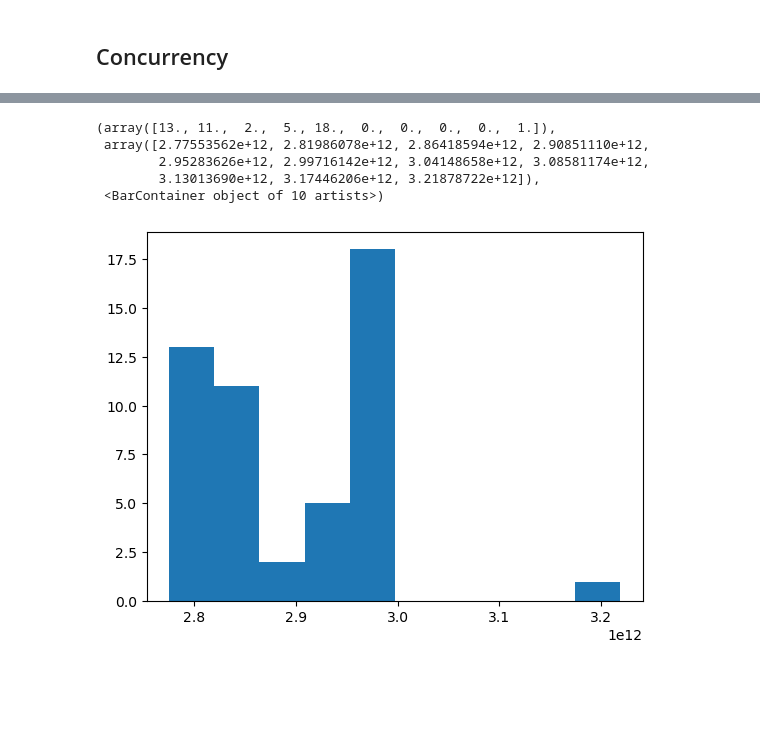
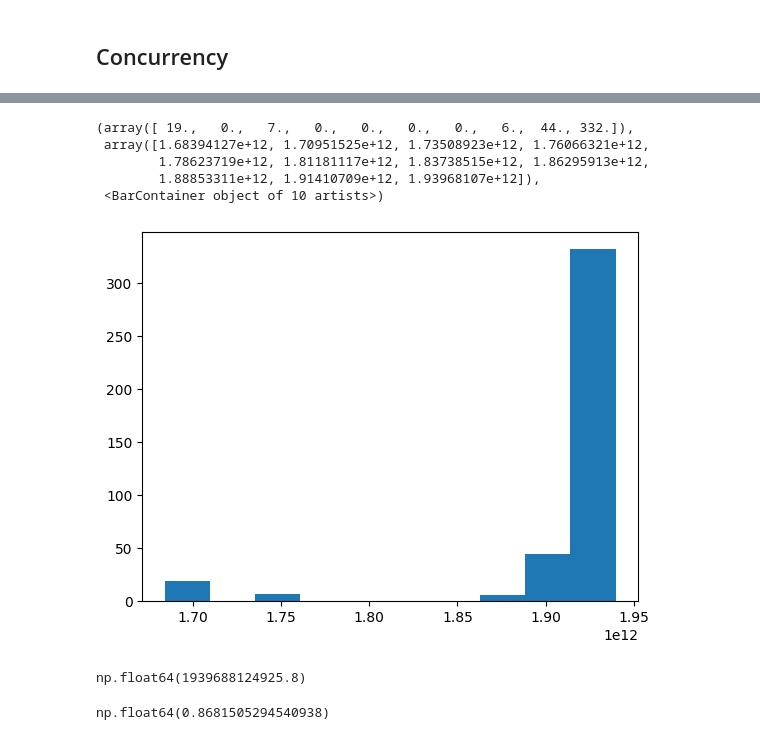
Before and after one commit to willirath/ship_routing, a Jupyter notebook: doc/examples/ship_routing_example_genetic.ipynb, the cells around one changed output, grey strips where cells are left out. Drawn from its saved outputs; the diff is of its cells as text; code cells hidden in the pictures; blank space fills up the shorter version.

```diff
--- a/doc/examples/ship_routing_example_genetic.ipynb
+++ b/doc/examples/ship_routing_example_genetic.ipynb
@@ -337,4 +356,0 @@ client
-# %%
-currents = client.scatter(currents, broadcast=True)
-winds = client.scatter(winds, broadcast=True)
-waves = client.scatter(waves, broadcast=True)
@@ -362,6 +364,39 @@ def select_cheaper(logs_routes_0, logs_routes_1, chance=0.2):
         return logs_routes_0
     else:
         return logs_routes_1
+# %%
+@delayed
+def crossover_routes_random_del(r0, r1):
+    try:
+        return LogsRoute(
+            route=crossover_routes_random(r0.route, r1.route),
+            logs=Logs(),
+        )
+    except:
+        if np.random.rand() > 0.5:
+            return r0
+        else:
+            return r1
+# %%
+@delayed
+def crossover_routes_minimal_cost_del(r0, r1, currents=None, winds=None, waves=None):
+    try:
+        return LogsRoute(
+            route=crossover_routes_minimal_cost(
+                r0.route, r1.route,
+                currents=currents,
+                winds=winds,
+                waves=waves,
+            ),
+            logs=Logs(),
+        )
+    except:
+        if r0.logs.cost < r1.logs.cost:
+            return r0
+        else:
+            return r1
+# %%
+population = [LogsRoute(logs=Logs(), route=route_0) for _ in range(population_size)]
 # %%
 %%time
 
@@ -416,14 +500,22 @@ for lr in population:
 cost = [rl.logs.cost for rl in population]
 lengths = [rl.route.length_meters for rl in population]
 # %%
-plt.hist(cost)
+plt.hist(pd.Series(cost).where(pd.Series(cost) < pd.Series(cost).quantile(0.99)).dropna())
 # %% [output]
-(array([13., 11.,  2.,  5., 18.,  0.,  0.,  0.,  0.,  1.]),
- array([2.77553562e+12, 2.81986078e+12, 2.86418594e+12, 2.90851110e+12,
-        2.95283626e+12, 2.99716142e+12, 3.04148658e+12, 3.08581174e+12,
-        3.13013690e+12, 3.17446206e+12, 3.21878722e+12]),
+(array([ 19.,   0.,   7.,   0.,   0.,   0.,   0.,   6.,  44., 332.]),
+ array([1.68394127e+12, 1.70951525e+12, 1.73508923e+12, 1.76066321e+12,
+        1.78623719e+12, 1.81181117e+12, 1.83738515e+12, 1.86295913e+12,
+        1.88853311e+12, 1.91410709e+12, 1.93968107e+12]),
  <BarContainer object of 10 artists>)
-[figure, old version]
+[figure, new version]
+# %%
+route_0.cost_through(_currents, _winds, _waves)
+# %% [output]
+np.float64(1939688124925.8)
+# %%
+np.min(cost) / route_0.cost_through(_currents, _winds, _waves)
+# %% [output]
+np.float64(0.8681505294540938)
 # %%
 imin = np.argmin(cost)
 imin
```
Also changed, not shown: parts of 28 cells of this notebook, 6 other files.
